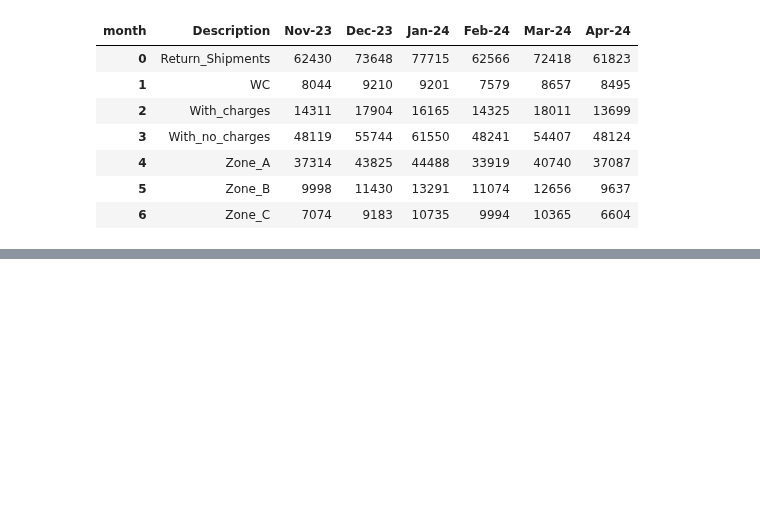
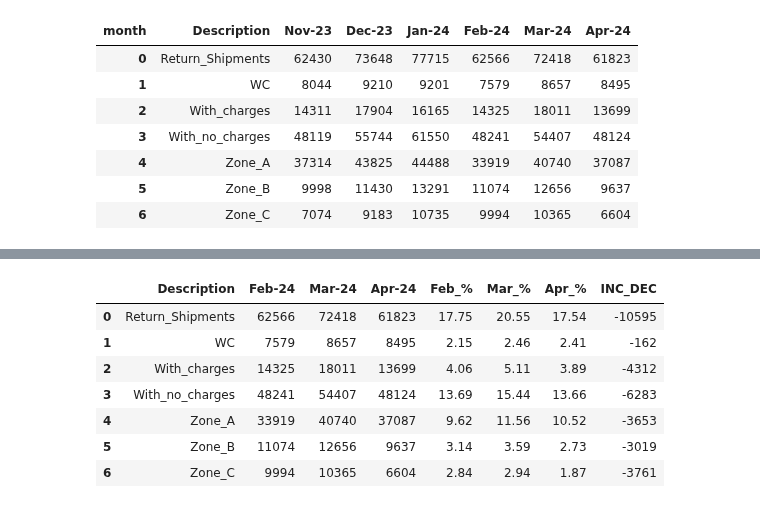
Before and after one commit to TahaDataAlchemy/BLUE-EX-Domestic-Auto, a Jupyter notebook: ETL.ipynb, the cells around one changed output, grey strips where cells are left out. Saved outputs shown, nothing was run; the diff lists cells and outputs as text; code cells hidden in the pictures; blank space fills up the shorter version.

```diff
--- a/ETL.ipynb
+++ b/ETL.ipynb
@@ -2361,87 +2368,10 @@ Summarize_PPT9
 # %%
-from pptx import Presentation
-from pptx.util import Inches, Pt
-from pptx.dml.color import RGBColor
-
-# Create a presentation object
-prs = Presentation()
-
-# Add a slide with a blank layout suitable for content (landscape layout)
-slide_layout = prs.slide_layouts[6]
-slide = prs.slides.add_slide(slide_layout)
-
-# Define table dimensions and position
-left = Inches(0.5)
-top = Inches(0.5)
-width = Inches(9.0)  # Adjusted width for landscape layout
-height = Inches(5.0)  # Adjusted height based on number of rows
-
-# Add a table shape to the slide
-table = slide.shapes.add_table(rows=13, cols=4, left=left, top=top, width=width, height=height).table
-
-# Define common font size and style
-font_size = Pt(9)  # Adjusted font size for compactness
-
-# Populate the table with data
-cell_values = [
-    ("Description", "Mar-24", "Apr-24", "Inc_Dec"),
-    ("Active Accounts", str(Active_acc.iloc[0][1]), str(Active_acc.iloc[0][2]), Active_Inc_Decs),
-    ("Active This Month but not in prev month", str(Active_this_Month_not_in_Previous_Months_Feb),
-     str(Active_this_Month_not_in_Previous_Months_Mar), str(Active_Inc_Dec)),
-    ("New Active", str(monthly_New_Acc["Mar-2024"][0]), str(monthly_New_Acc["Apr-2024"][0]), str(New_acc_Inc_Dec[0])),
-    ("Revived", str(Revived_Feb[0]), str(Revived_Mar[0]), str(Revived_Inc_Dec)),
-    ("Retained from Previous Month", str(Retained_Feb[0]), str(Retained_Mar[0]), str(Retained_Inc_Dec[0])),
-    ("Active Prev Month Not In this Month", str(Acc_Jan_not_in_Feb), str(Acc_Feb_not_in_Mar), str(Acc_Inc_Dec)),
-    ("CRF Created This Month", str(Crf_Created_This_month.iloc[1][1]), str(Crf_Created_This_month.iloc[2][1]),
-     str(Crf_Created_This_month_Inc_Dec)),
-    ("CRF Approved this Month", str(crf_App.iloc[1][1]), str(crf_App.iloc[2][1]), str(crf_App_Inc_Dec)),
-    ("CRF Created & Approved this Month", str(CRF_APP_CRE.iloc[1][1]), str(CRF_APP_CRE.iloc[2][1]), str(CRF_APP_CRE_Inc_Dec)),
-    ("CRF Not Created but approved this Month", str(crf_App.iloc[1]['Crf_Not_created_Aprroved']),
-     str(crf_App.iloc[2]['Crf_Not_created_Aprroved']), str(Crf_NotCreated_app_Inc_Dec)),
-    ("CRF Created, Approved and Active this Month", str(crf_created_app_first_cn.iloc[1]["Unique_acc_count"]),
-     str(crf_created_app_first_cn.iloc[2]["Unique_acc_count"]), str(crf_created_app_first_cn_INC_DEC)),
-    ("CRF Not Created & Approved this Month but Active this Month",
-     str(Crf_Not_Created_But_Active.iloc[1]["Unique_acc_count"]),
-     str(Crf_Not_Created_But_Active.iloc[2]["Unique_acc_count"]), str(Crf_Not_Created_But_Active_Inc_DEC))
-]
-
-# Loop through cell values and apply formatting
-for row_idx, row in enumerate(table.rows):
-    for col_idx, value in enumerate(cell_values[row_idx]):
-        cell = row.cells[col_idx]
-        cell.text = value
-        cell.text_frame.paragraphs[0].font.size = font_size
-
-# Apply alternating row colors and header formatting
-for idx, row in enumerate(table.rows):
-    for cell in row.cells:
-        if idx == 0:
-            # Header row
-            cell.fill.solid()
-            cell.fill.fore_color.rgb = RGBColor(54, 54, 54)  # Light grey color (RGB)
-            cell.text_frame.paragraphs[0].font.color.rgb = RGBColor(255, 255, 255)  # White font color (RGB)
-            cell.text_frame.paragraphs[0].font.size = Pt(12)  # Set font size for header row
-            cell.text_frame.paragraphs[0].font.bold = True  # Make font bold for header row
-        elif idx % 2 == 0:
-            # Even row (light grey background with white font)
-            cell.fill.solid()
-            cell.fill.fore_color.rgb = RGBColor(230, 230, 230)  # Light grey color (RGB)
-            cell.text_frame.paragraphs[0].font.color.rgb = RGBColor(0, 0, 0)  # Black font color (RGB)
-        else:
-            # Odd row (light grey background with black font)
-            cell.fill.solid()
-            cell.fill.fore_color.rgb = RGBColor(54, 54, 54)  # Light grey color (RGB)
-            cell.text_frame.paragraphs[0].font.color.rgb = RGBColor(255, 255, 255)  # White font color (RGB)
-
-# Apply font settings to all cells (except the header row)
-for row in table.rows:
-    for cell in row.cells:
-        if cell != table.rows[0].cells[0]:  # Skip formatting for header row
-            cell.text_frame.paragraphs[0].font.name = "Roboto"  # Set font to Roboto
-            cell.text_frame.paragraphs[0].font.size = Pt(9)  # Set font size to 9 points
-            cell.text_frame.word_wrap = True  # Enable text autofit for cells
-            cell.text_frame.auto_size = True  # Automatically adjust text size to fit the cell
-
-
-# Save the presentation
-prs.save('formatted_presentations.pptx')
+# %% [output]
+|  | Description | Feb-24 | Mar-24 | Apr-24 | Feb_% | Mar_% | Apr_% | INC_DEC |
+| 0 | Return_Shipments | 62566 | 72418 | 61823 | 17.75 | 20.55 | 17.54 | -10595 |
+| 1 | WC | 7579 | 8657 | 8495 | 2.15 | 2.46 | 2.41 | -162 |
+| 2 | With_charges | 14325 | 18011 | 13699 | 4.06 | 5.11 | 3.89 | -4312 |
+| 3 | With_no_charges | 48241 | 54407 | 48124 | 13.69 | 15.44 | 13.66 | -6283 |
+| 4 | Zone_A | 33919 | 40740 | 37087 | 9.62 | 11.56 | 10.52 | -3653 |
+| 5 | Zone_B | 11074 | 12656 | 9637 | 3.14 | 3.59 | 2.73 | -3019 |
+| 6 | Zone_C | 9994 | 10365 | 6604 | 2.84 | 2.94 | 1.87 | -3761 |
```
Also changed, not shown: parts of 4 cells of this notebook.
